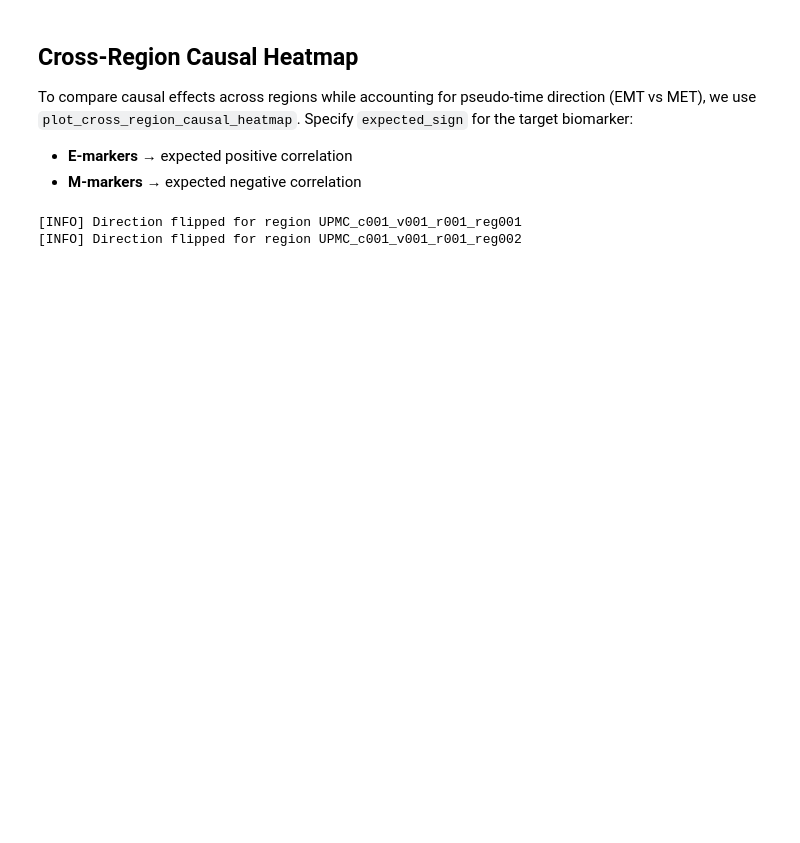
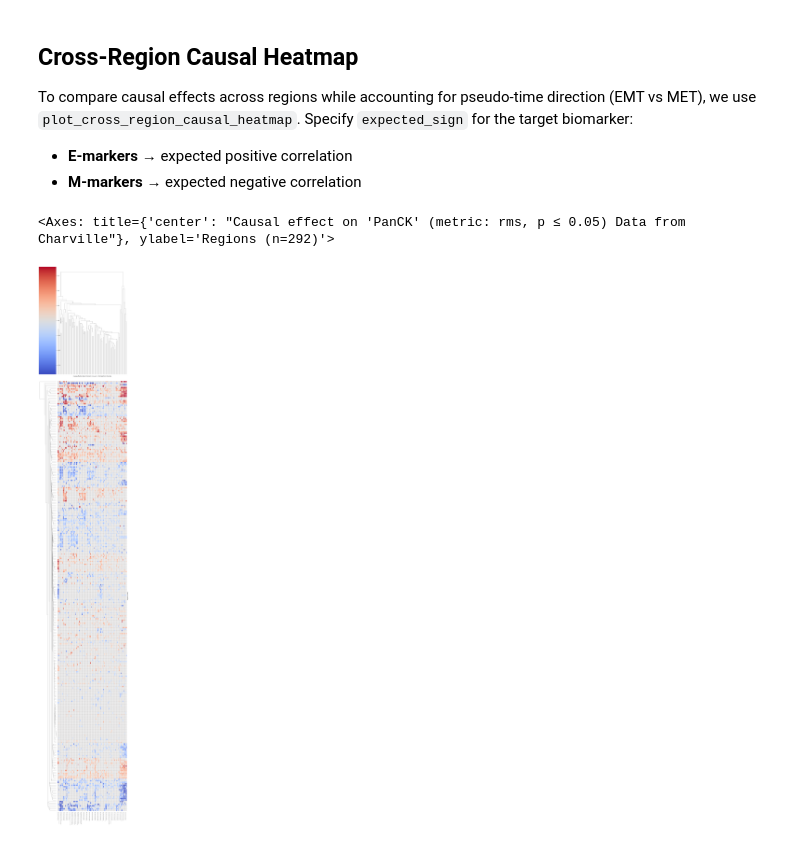
Before and after one commit to cellethology/tic, a Jupyter notebook: notebook/codex_analysis_demo.ipynb, the cells around one changed output. Saved outputs shown, nothing was run; the diff lists cells and outputs as text; code cells hidden in the pictures; blank space fills up the shorter version.

```diff
--- a/notebook/codex_analysis_demo.ipynb
+++ b/notebook/codex_analysis_demo.ipynb
@@ -393,14 +165,19 @@ def plot_cross_region_causal_heatmap(
 # %%
 # >>> Example (after analysis is done)
 plot_cross_region_causal_heatmap(
-    out_dir=TEST_DIR,
-    region_ids=upmc_regions[:2],
+    out_dir=os.path.expanduser("~")+'/Expriments/Codex/charville',
+    region_ids=charville_regions,
     y_var='PanCK',
     expected_sign='negative',   # PanCK expected to decrease along EMT
+    top_n=100,
+    top_strategy='median',
     metric='rms',
     log2_transform=False,
-    save_path=str(TEST_DIR/'PanCK_heatmap.png'),
+    row_cluster=True,
+    col_cluster=True,
+    title="Causal effect on 'PanCK' (metric: rms, p ≤ 0.05) Data from Charville",
+    # save_path=str(TEST_DIR/'PanCK_heatmap.png'),
 )
 # %% [output]
-[INFO] Direction flipped for region UPMC_c001_v001_r001_reg001
-[INFO] Direction flipped for region UPMC_c001_v001_r001_reg002
+<Axes: title={'center': "Causal effect on 'PanCK' (metric: rms, p ≤ 0.05) Data from Charville"}, ylabel='Regions (n=292)'>
+[figure, added]
```
Also changed, not shown: parts of 9 cells of this notebook, 10 other files.
